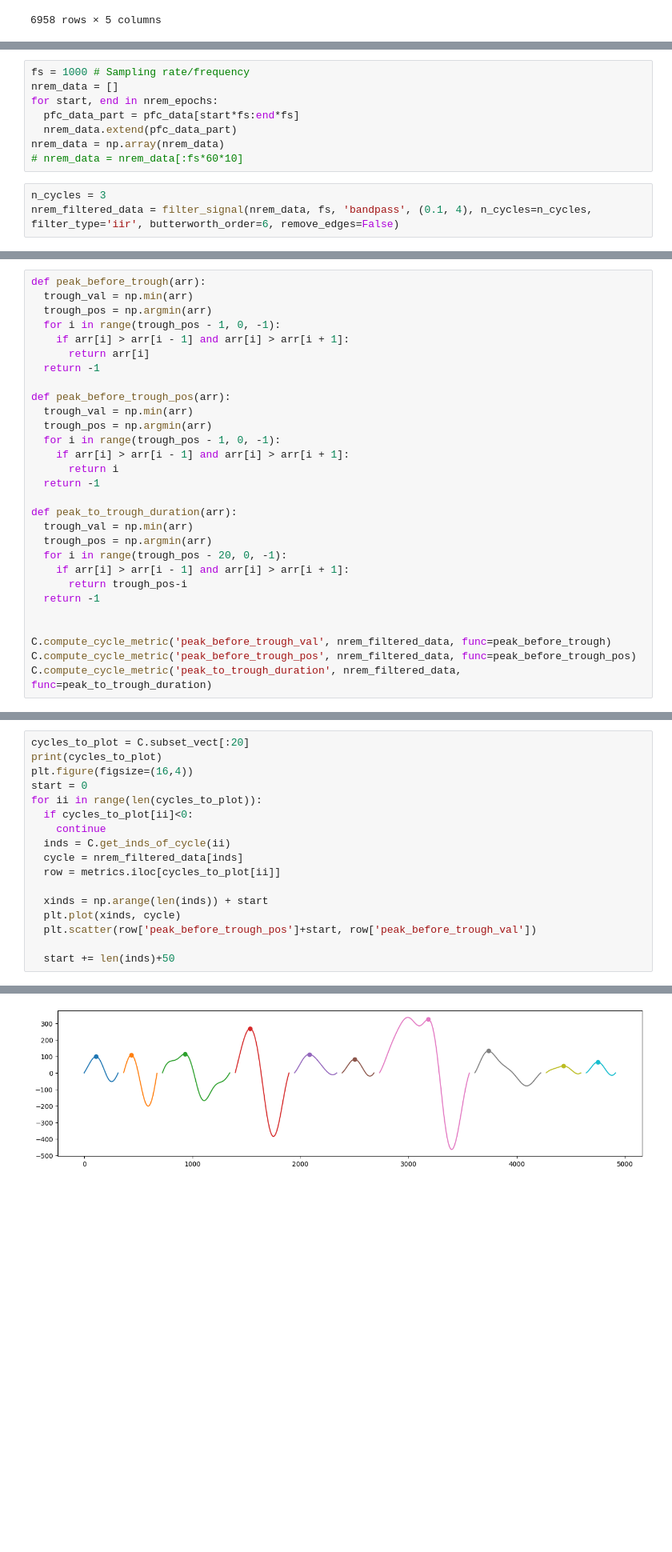
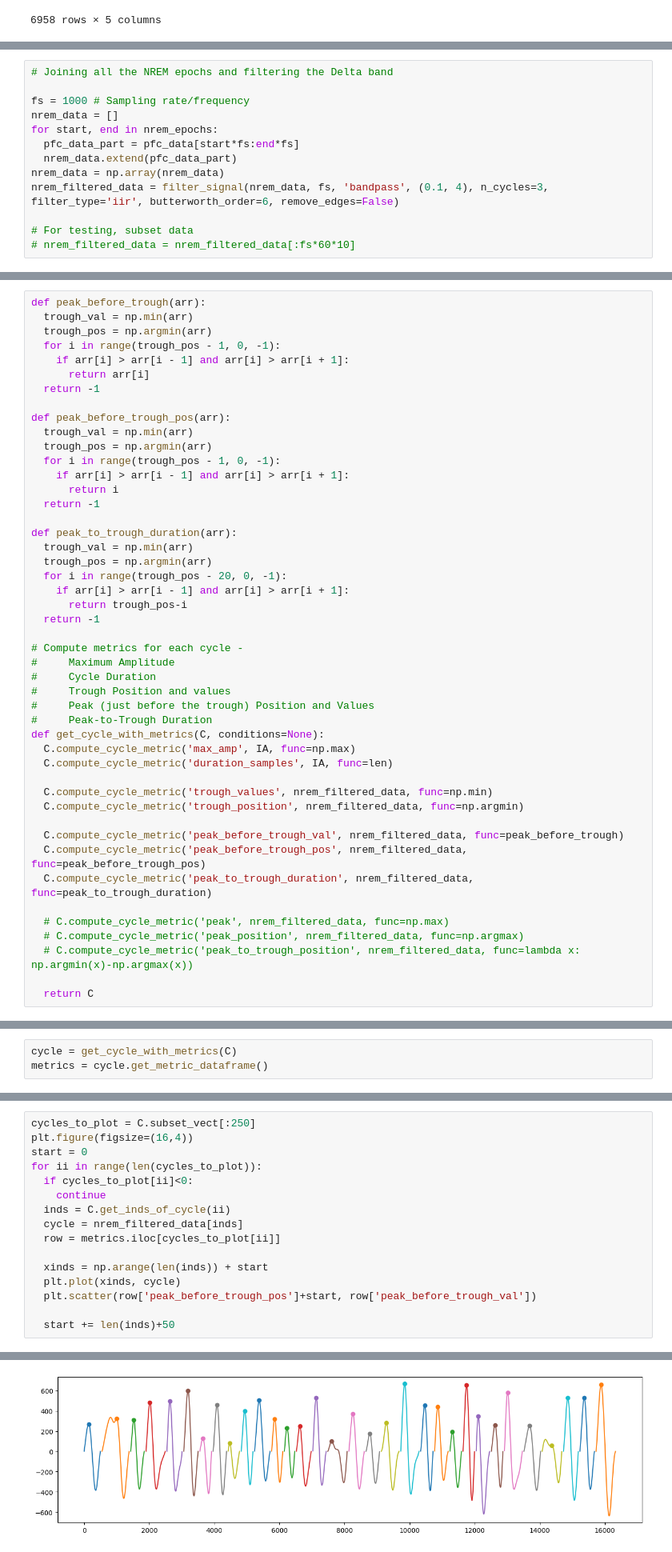
Before and after one commit to AbdelRayan/AutomaticSleepScoring, a Jupyter notebook: Nikhil/Delta_Detection.ipynb, the cells around one changed output, grey strips where cells are left out. Shown at 80% size. Drawn from its saved outputs; the diff is of its cells as text; blank space fills up the shorter version.

```diff
--- a/Nikhil/Delta_Detection.ipynb
+++ b/Nikhil/Delta_Detection.ipynb
@@ -354,13 +355,15 @@ plt.ylabel('Trough values');
 # %% [markdown]
 # All epochs combined
 # %%
+# Joining all the NREM epochs and filtering the Delta band
+
 fs = 1000 # Sampling rate/frequency
 nrem_data = []
 for start, end in nrem_epochs:
   pfc_data_part = pfc_data[start*fs:end*fs]
   nrem_data.extend(pfc_data_part)
 nrem_data = np.array(nrem_data)
-# nrem_data = nrem_data[:fs*60*10]
+nrem_filtered_data = filter_signal(nrem_data, fs, 'bandpass', (0.1, 4), n_cycles=3, filter_type='iir', butterworth_order=6, remove_edges=False)
+
+# For testing, subset data
+# nrem_filtered_data = nrem_filtered_data[:fs*60*10]
-# %%
-n_cycles = 3
-nrem_filtered_data = filter_signal(nrem_data, fs, 'bandpass', (0.1, 4), n_cycles=n_cycles, filter_type='iir', butterworth_order=6, remove_edges=False)
@@ -417,7 +415,25 @@ def peak_to_trough_duration(arr):
       return trough_pos-i
   return -1
 
+# Compute metrics for each cycle -
+#     Maximum Amplitude
+#     Cycle Duration
+#     Trough Position and values
+#     Peak (just before the trough) Position and Values
+#     Peak-to-Trough Duration
+def get_cycle_with_metrics(C, conditions=None):
+  C.compute_cycle_metric('max_amp', IA, func=np.max)
+  C.compute_cycle_metric('duration_samples', IA, func=len)
 
-C.compute_cycle_metric('peak_before_trough_val', nrem_filtered_data, func=peak_before_trough)
-C.compute_cycle_metric('peak_before_trough_pos', nrem_filtered_data, func=peak_before_trough_pos)
-C.compute_cycle_metric('peak_to_trough_duration', nrem_filtered_data, func=peak_to_trough_duration)
+  C.compute_cycle_metric('trough_values', nrem_filtered_data, func=np.min)
+  C.compute_cycle_metric('trough_position', nrem_filtered_data, func=np.argmin)
+
+  C.compute_cycle_metric('peak_before_trough_val', nrem_filtered_data, func=peak_before_trough)
+  C.compute_cycle_metric('peak_before_trough_pos', nrem_filtered_data, func=peak_before_trough_pos)
+  C.compute_cycle_metric('peak_to_trough_duration', nrem_filtered_data, func=peak_to_trough_duration)
+
+  # C.compute_cycle_metric('peak', nrem_filtered_data, func=np.max)
+  # C.compute_cycle_metric('peak_position', nrem_filtered_data, func=np.argmax)
+  # C.compute_cycle_metric('peak_to_trough_position', nrem_filtered_data, func=lambda x: np.argmin(x)-np.argmax(x))
+
+  return C
@@ -441,2 +440,5 @@ metrics
+# %%
+cycle = get_cycle_with_metrics(C)
+metrics = cycle.get_metric_dataframe()
 # %%
 amp_thresh = np.percentile(IA, 25) # 25th percentile of the amplitude
@@ -472,6 +476,5 @@ metrics
 # %%
-cycles_to_plot = C.subset_vect[:20]
-print(cycles_to_plot)
+cycles_to_plot = C.subset_vect[:250]
 plt.figure(figsize=(16,4))
 start = 0
 for ii in range(len(cycles_to_plot)):
@@ -491,4 +493,4 @@ for ii in range(len(cycles_to_plot)):
-[figure, old version]
+[figure, new version]
 # %%
 fig = px.density_contour(metrics, x="peak_before_trough_val", y="trough_values", marginal_x="histogram", marginal_y="histogram")
 fig.show()
```
Also changed, not shown: parts of 15 cells of this notebook.
